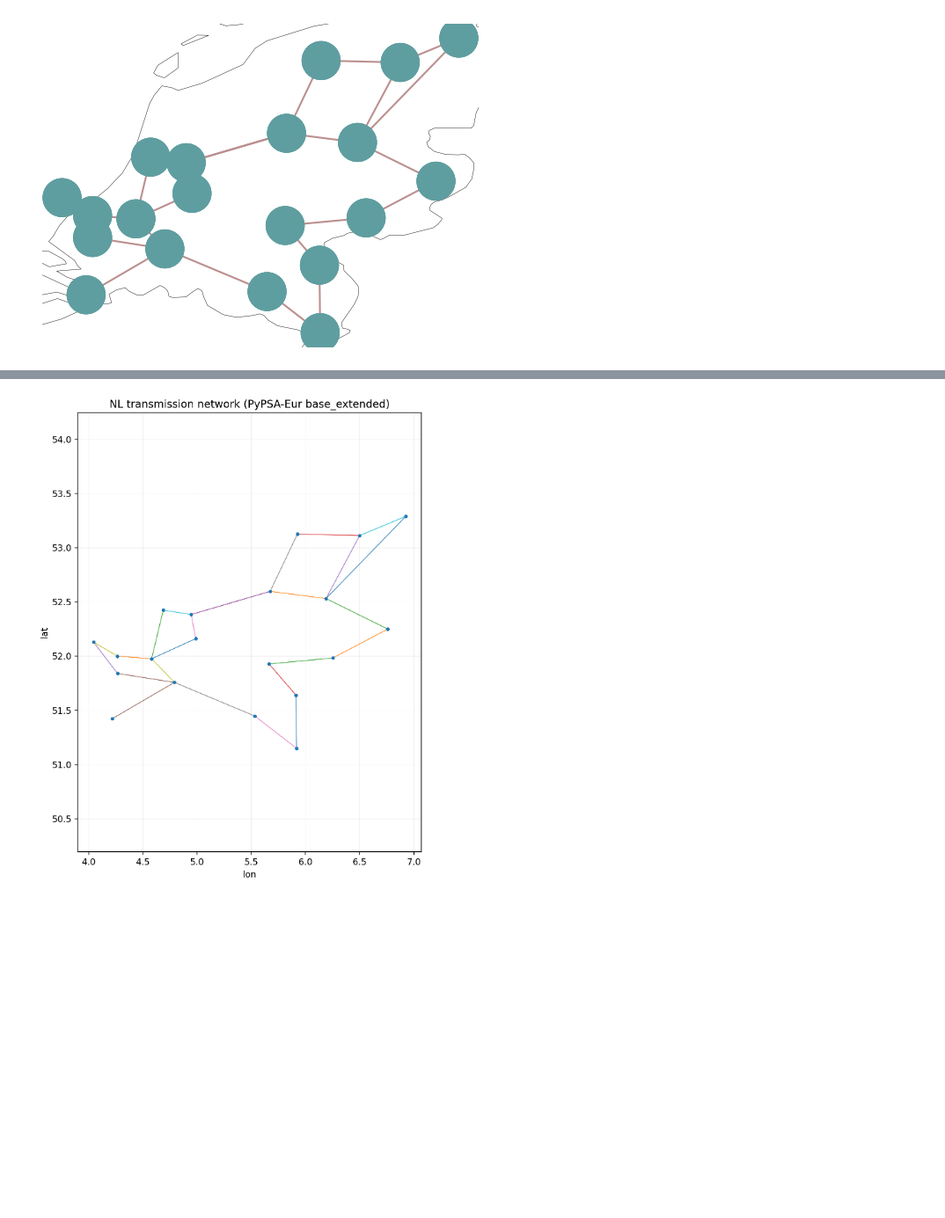
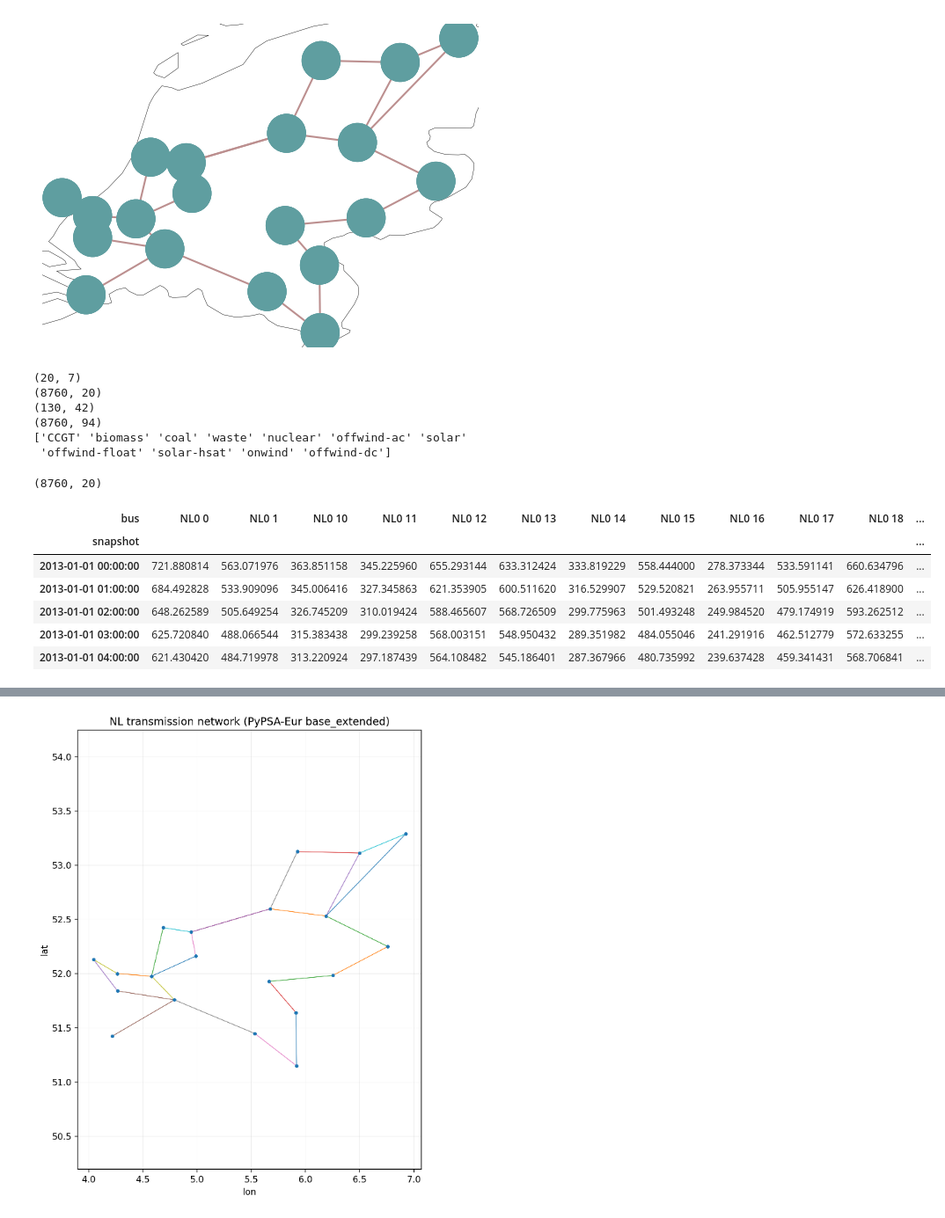
Before and after one commit to alexhtn163/locational-signals-cm, a Jupyter notebook: data/PyPSA-network.ipynb, the cells around one changed output, grey strips where cells are left out. Shown at 88% size. Saved outputs shown, nothing was run; the diff lists cells and outputs as text; code cells hidden in the pictures; blank space fills up the shorter version.

```diff
--- a/data/PyPSA-network.ipynb
+++ b/data/PyPSA-network.ipynb
@@ -17,0 +18,38 @@ n.loads.to_csv("nl20_loads.csv")
+# %%
+print(n.loads.shape)
+print(n.loads_t.p_set.shape)
+
+print(n.generators.shape)
+print(n.generators_t.p_max_pu.shape)
+
+print(n.generators.carrier.unique())
+# %% [output]
+(20, 7)
+(8760, 20)
+(130, 42)
+(8760, 94)
+['CCGT' 'biomass' 'coal' 'waste' 'nuclear' 'offwind-ac' 'solar'
+ 'offwind-float' 'solar-hsat' 'onwind' 'offwind-dc']
+# %%
+# map each load to its bus
+load_to_bus = n.loads["bus"]
+
+# load time series for each load component
+load_ts = n.loads_t.p_set.copy()
+
+# aggregate from loads to buses
+load_per_bus = load_ts.T.groupby(load_to_bus).sum().T
+
+load_per_bus.to_csv("nl20_load_timeseries_per_bus.csv")
+
+print(load_per_bus.shape)
+load_per_bus.head()
+# %% [output]
+(8760, 20)
+| bus | NL0 0 | NL0 1 | NL0 10 | NL0 11 | NL0 12 | NL0 13 | NL0 14 | NL0 15 | NL0 16 | NL0 17 | NL0 18 | ... |
+| snapshot |  |  |  |  |  |  |  |  |  |  |  | ... |
+| 2013-01-01 00:00:00 | 721.880814 | 563.071976 | 363.851158 | 345.225960 | 655.293144 | 633.312424 | 333.819229 | 558.444000 | 278.373344 | 533.591141 | 660.634796 | ... |
+| 2013-01-01 01:00:00 | 684.492828 | 533.909096 | 345.006416 | 327.345863 | 621.353905 | 600.511620 | 316.529907 | 529.520821 | 263.955711 | 505.955147 | 626.418900 | ... |
+| 2013-01-01 02:00:00 | 648.262589 | 505.649254 | 326.745209 | 310.019424 | 588.465607 | 568.726509 | 299.775963 | 501.493248 | 249.984520 | 479.174919 | 593.262512 | ... |
+| 2013-01-01 03:00:00 | 625.720840 | 488.066544 | 315.383438 | 299.239258 | 568.003151 | 548.950432 | 289.351982 | 484.055046 | 241.291916 | 462.512779 | 572.633255 | ... |
+| 2013-01-01 04:00:00 | 621.430420 | 484.719978 | 313.220924 | 297.187439 | 564.108482 | 545.186401 | 287.367966 | 480.735992 | 239.637428 | 459.341431 | 568.706841 | ... |
```
Also changed, not shown: parts of 6 cells of this notebook, 9 other files.
